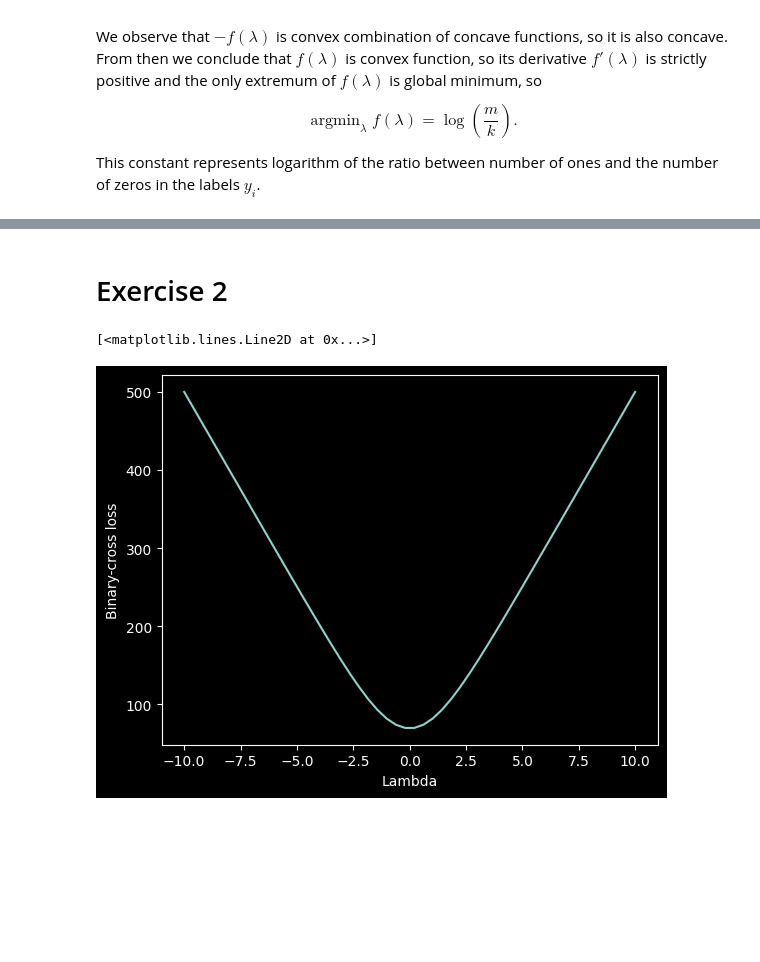
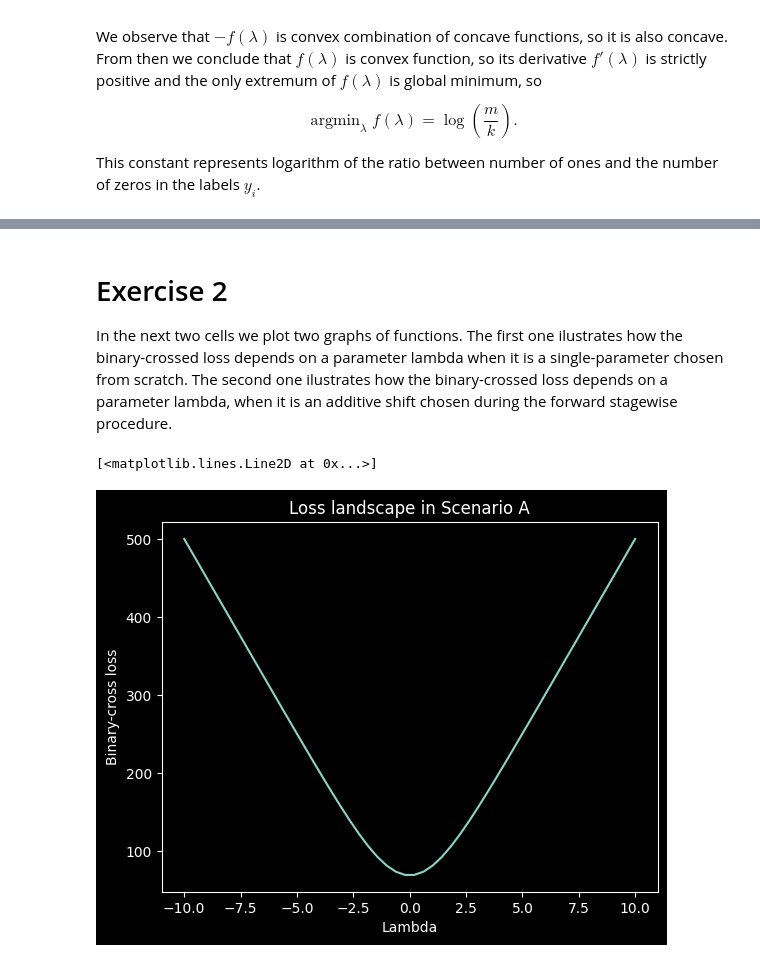
Before and after one commit to Dragomier/Machine_Learning_2026, a Jupyter notebook: Homework7.ipynb, the cells around one changed output, grey strips where cells are left out. Cells and saved outputs as stored; diff of their text form; code cells hidden in the pictures; blank space fills up the shorter version.

```diff
--- a/Homework7.ipynb
+++ b/Homework7.ipynb
@@ -48,34 +57,35 @@ $$ f'(\lambda)  = \sum\limits_{i = 1}^{m + k} (\frac{-y_ie^{-(\lambda + f_i)}+1-
 # %% [markdown]
 # Exercise 2
+In the next two cells we plot two graphs of functions. The first one ilustrates how the binary-crossed loss depends on a parameter lambda when it is a single-parameter chosen from scratch. The second one ilustrates how the binary-crossed loss depends on a parameter lambda, when it is an additive shift chosen during the forward stagewise procedure.
 # %%
 import numpy as np
 import matplotlib.pyplot as plt
 
 m = 50
 k = 50
 n = m + k
 
 labels = np.array(m * [1] + k * [0], dtype = float)
 np.random.shuffle(labels)
 
 def binary_cross_entropy(args, labels):
-    losses = []
+    result = []
     for arg in args:
         p = 1 / (1 + np.exp(-arg))
         loss = -1 * np.sum(labels * np.log(p) + (1.0 - labels) * np.log(1.0 - p))
-        losses.append(loss)
-    return losses
+        result.append(loss)
+    return result
 
 x = np.linspace(-10, 10, 50)
 y = binary_cross_entropy(x, labels)
 plt.xlabel("Lambda")
 plt.ylabel("Binary-cross loss")
-plt.title("")
+plt.title("Loss landscape in Scenario A")
 
 plt.plot(x, y)
 # %% [output]
 [<matplotlib.lines.Line2D at 0x...>]
-[figure, old version]
+[figure, new version]
 # %%
 predictions = np.random.normal(loc = 0, scale = 1, size = n)
 def binary_cross_predictions(predictions, lambdas, labels):
```
Also changed, not shown: parts of 4 cells of this notebook.
